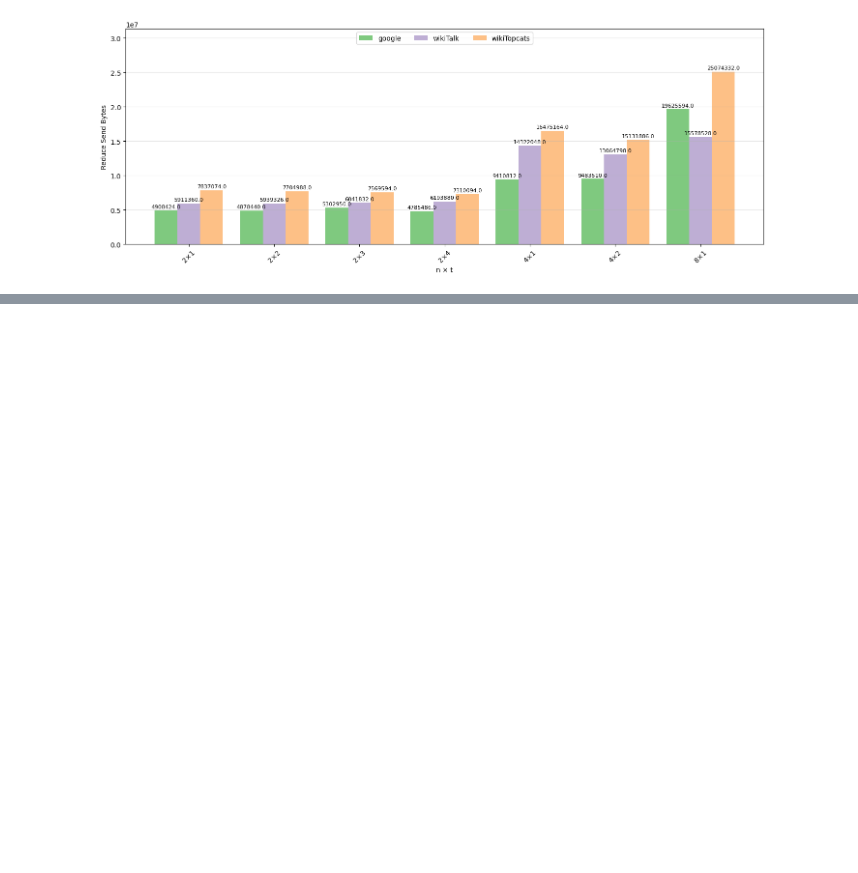
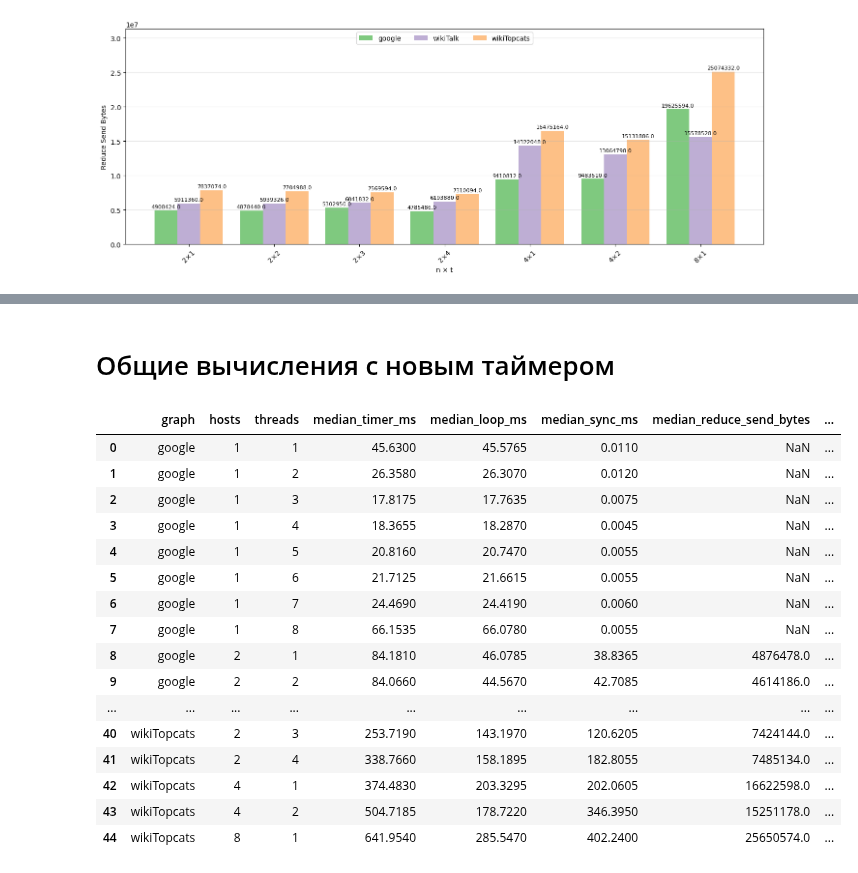
Before and after one commit to ksenmel/graph-theory-course, a Jupyter notebook: src/experiment_2/bfs/bfs.ipynb, the cells around one changed output, grey strips where cells are left out. Cells and saved outputs as stored; diff of their text form; code cells hidden in the pictures; blank space fills up the shorter version.

```diff
--- a/src/experiment_2/bfs/bfs.ipynb
+++ b/src/experiment_2/bfs/bfs.ipynb
@@ -314,0 +321,64 @@ for g in df["graph"].unique():
+# %% [markdown]
+# Общие вычисления с новым таймером
+# %%
+GRAPHS = {
+    "google": Path("new_bfs_res/web-Google"),
+    "wikiTalk":   Path("new_bfs_res/wiki-Talk"),
+    "wikiTopcats":  Path("new_bfs_res/wiki-topcats"),
+}
+# %%
+rows = []
+for graph, folder in GRAPHS.items():
+    for path in sorted(folder.glob("n*_t*.csv")):
+        m = re.fullmatch(r"n(\d+)_t(\d+)\.csv", path.name)
+        if not m:
+            continue
+        n, t = int(m.group(1)), int(m.group(2))
+
+        df = pd.read_csv(path, skipinitialspace=True)
+        df["REGION"] = df["REGION"].astype(str).str.strip()
+        df["CATEGORY"] = df["CATEGORY"].astype(str).str.strip()
+
+        rows.append({
+            "graph": graph,
+            "hosts": n,
+            "threads": t,
+            # Timer_0 ... Timer_9 в регионе BFS: время алгоритма целиком (TimerTotal не попадает)
+            "median_timer_ms": median_stat(df, r"BFS", r"Timer_\d+"),
+            # BFS_0 ... BFS_9, категория Time: только вычислительные циклы
+            "median_loop_ms": median_stat(df, r"BFS_\d+", r"Time"),
+            # Gluon, Sync_BFS_N: время синхронизации между хостами
+            "median_sync_ms": median_stat(df, r"Gluon",  r"Sync_BFS_\d+"),
+            # Gluon, ReduceSendBytes_BFS_N: байты, отправленные за один прогон
+            "median_reduce_send_bytes": median_stat(df, r"Gluon",  r"ReduceSendBytes_BFS_\d+"),
+            # Одно значение на файл
+            "replication_factor": get_stat(df, "Gluon", "ReplicationFactor"),
+            "iter_num": median_stat(df, r"BFS",  r"NumIterations_\d+"),
+            "work_items_num": median_stat(df, r"BFS",  r"NumWorkItems_\d+"),
+        })
+
+result = (pd.DataFrame(rows)
+            .sort_values(["graph", "hosts", "threads"])
+            .reset_index(drop=True))
+result.to_csv("new_bfs_stats.csv", index=False)
+
+df = pd.read_csv('new_bfs_stats.csv')
+df
+# %% [output]
+|  | graph | hosts | threads | median_timer_ms | median_loop_ms | median_sync_ms | median_reduce_send_bytes | ... |
+| 0 | google | 1 | 1 | 45.6300 | 45.5765 | 0.0110 | NaN | ... |
+| 1 | google | 1 | 2 | 26.3580 | 26.3070 | 0.0120 | NaN | ... |
+| 2 | google | 1 | 3 | 17.8175 | 17.7635 | 0.0075 | NaN | ... |
+| 3 | google | 1 | 4 | 18.3655 | 18.2870 | 0.0045 | NaN | ... |
+| 4 | google | 1 | 5 | 20.8160 | 20.7470 | 0.0055 | NaN | ... |
+| 5 | google | 1 | 6 | 21.7125 | 21.6615 | 0.0055 | NaN | ... |
+| 6 | google | 1 | 7 | 24.4690 | 24.4190 | 0.0060 | NaN | ... |
+| 7 | google | 1 | 8 | 66.1535 | 66.0780 | 0.0055 | NaN | ... |
+| 8 | google | 2 | 1 | 84.1810 | 46.0785 | 38.8365 | 4876478.0 | ... |
+| 9 | google | 2 | 2 | 84.0660 | 44.5670 | 42.7085 | 4614186.0 | ... |
+| ... | ... | ... | ... | ... | ... | ... | ... | ... |
+| 40 | wikiTopcats | 2 | 3 | 253.7190 | 143.1970 | 120.6205 | 7424144.0 | ... |
+| 41 | wikiTopcats | 2 | 4 | 338.7660 | 158.1895 | 182.8055 | 7485134.0 | ... |
+| 42 | wikiTopcats | 4 | 1 | 374.4830 | 203.3295 | 202.0605 | 16622598.0 | ... |
+| 43 | wikiTopcats | 4 | 2 | 504.7185 | 178.7220 | 346.3950 | 15251178.0 | ... |
+| 44 | wikiTopcats | 8 | 1 | 641.9540 | 285.5470 | 402.2400 | 25650574.0 | ... |
```
Also changed, not shown: parts of 17 cells of this notebook, 3 other files.
